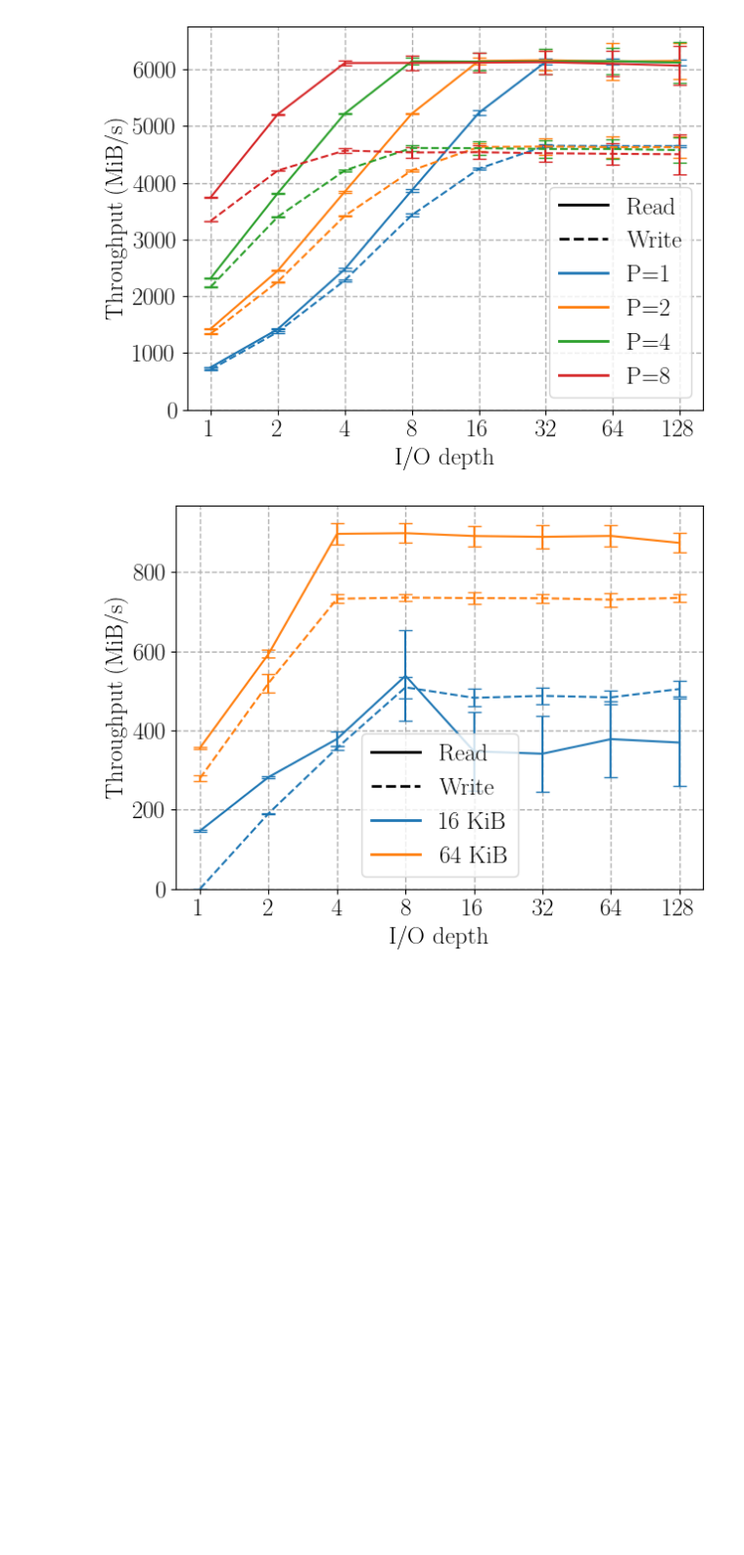
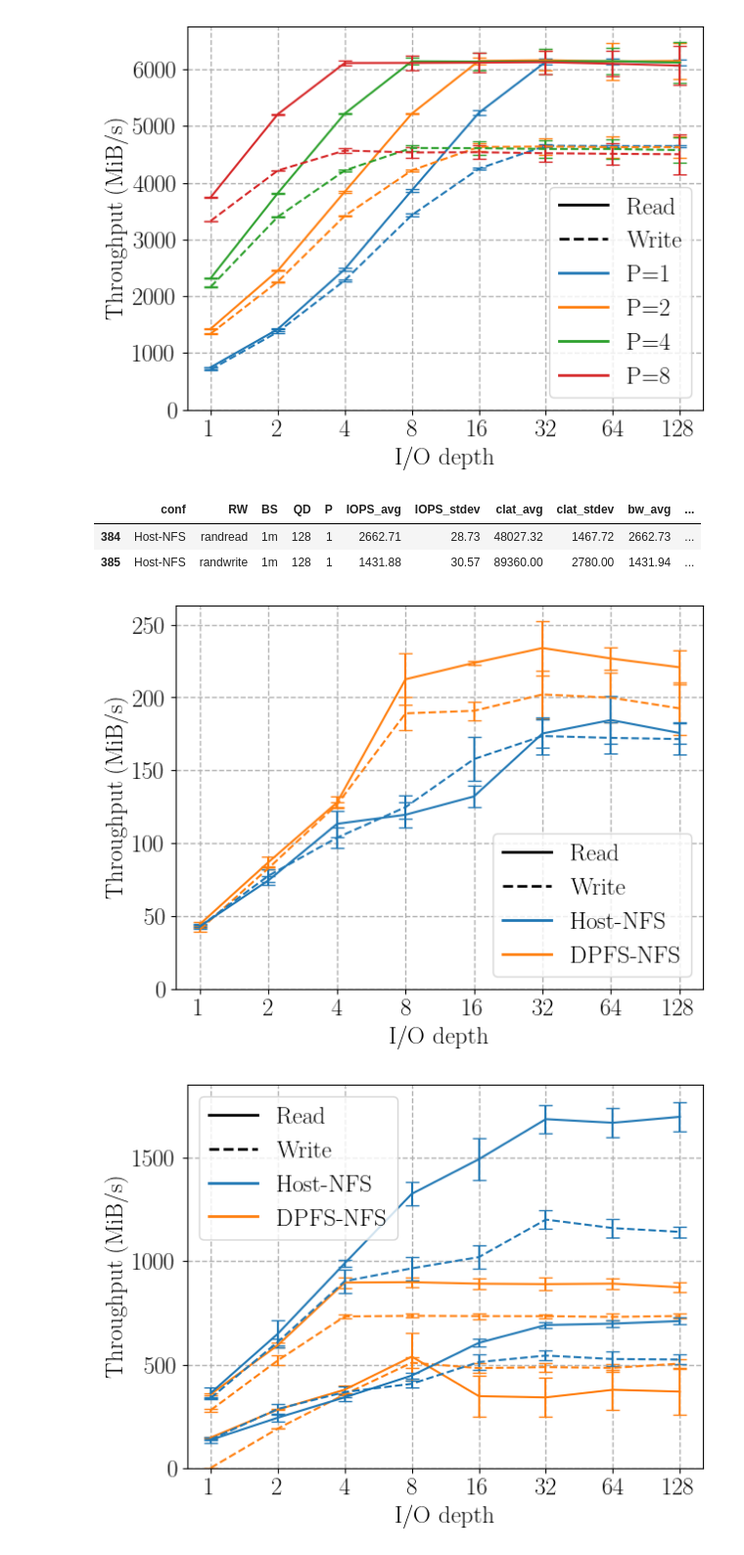
Before and after one commit to IBM/DPFS, a Jupyter notebook: experiments/results/thesis.ipynb, the cells around one changed output. Shown at 98% size. Drawn from its saved outputs; the diff is of its cells as text; code cells hidden in the pictures; blank space fills up the shorter version.

```diff
--- a/experiments/results/thesis.ipynb
+++ b/experiments/results/thesis.ipynb
@@ -32,8 +34,18 @@ OUT = TARGET + "/out/"
 # %%
-# DPFS-NULL-pre (including MP)
+# DPFS-NFS (including MP)
 df = parse_fio(["randread", "randwrite"], ["4k", "16k", "64k"],
                ["1", "2", "4", "8", "16", "32", "64", '128'],
+               ["1", "2", "4", "8"], "Host-NFS", TARGET+"/host-NFS/")
+s = parse_fio(["randread", "randwrite"], ["1m"],
+               ['128'],
+               ["1"], "Host-NFS", TARGET+"/host-NFS/")
+df = pd.concat((s, df), ignore_index=True)
+
+# DPFS-NULL-pre (including MP)
+s = parse_fio(["randread", "randwrite"], ["4k", "16k", "64k"],
+               ["1", "2", "4", "8", "16", "32", "64", '128'],
                ["1", "2", "4", "8"], "DPFS-NULL-pre", TARGET+"/DPFS-NULL-pre/")
+df = pd.concat((s, df), ignore_index=True)
 
 # DPFS-NFS-pre
 s = parse_fio(["randread", "randwrite"], ["4k", "16k", "64k"],
@@ -59,5 +71,5 @@ s = parse_fio(["randread", "randwrite"], ["4k", "16k", "64k"],
                ["1"], "DPFS-URING-tmpfs-polling", TARGET+"/DPFS-URING-tmpfs-polling/")
 df = pd.concat((s, df), ignore_index=True)
 
-print(df)
+df
 # %% [output]
@@ -105,9 +122,18 @@ plot_tp(df, {'DPFS-NULL-pre': 'DPFS-NULL'}, ['64k'], ['1', '2', '4', '8'],
 [figure]
 [figure]
 # %%
-# Experiment 0.2
-plot_tp(df, {'DPFS-NFS-pre': 'DPFS-NFS'}, ['16k', '64k'], ['1'],
-             None, {'16k': 'tab:blue', '64k': 'tab:orange'}, None,
+# Experiment SYSTOR.2 = NFS
+plot_tp(df, {'DPFS-NFS-pre': 'DPFS-NFS', 'Host-NFS': 'Host-NFS'}, ['4k'], ['1'],
+             {'Host-NFS': 'tab:blue', 'DPFS-NFS-pre': 'tab:orange'}, None, None,
+             False, OUT+"/DPFS-NFS-pre.pdf")
+# Experiment SYSTOR.3 = NFS large BS
+plot_tp(df, {'DPFS-NFS-pre': 'DPFS-NFS', 'Host-NFS': 'Host-NFS'}, ['16k', '64k'], ['1'],
+             {'Host-NFS': 'tab:blue', 'DPFS-NFS-pre': 'tab:orange'}, None, None,
              False, OUT+"/DPFS-NFS-pre-largebs.pdf")
+df.loc[(df['conf'] == 'Host-NFS') & (df['BS'] == '1m') & (df['QD'] == '128') & (df['P'] == '1')]
 # %% [output]
+|  | conf | RW | BS | QD | P | IOPS_avg | IOPS_stdev | clat_avg | clat_stdev | bw_avg | ... |
+| 384 | Host-NFS | randread | 1m | 128 | 1 | 2662.71 | 28.73 | 48027.32 | 1467.72 | 2662.73 | ... |
+| 385 | Host-NFS | randwrite | 1m | 128 | 1 | 1431.88 | 30.57 | 89360.00 | 2780.00 | 1431.94 | ... |
-[figure, old version]
+[figure, new version]
+[figure, added]
```
Also changed, not shown: parts of 6 cells of this notebook, 18 other files.
